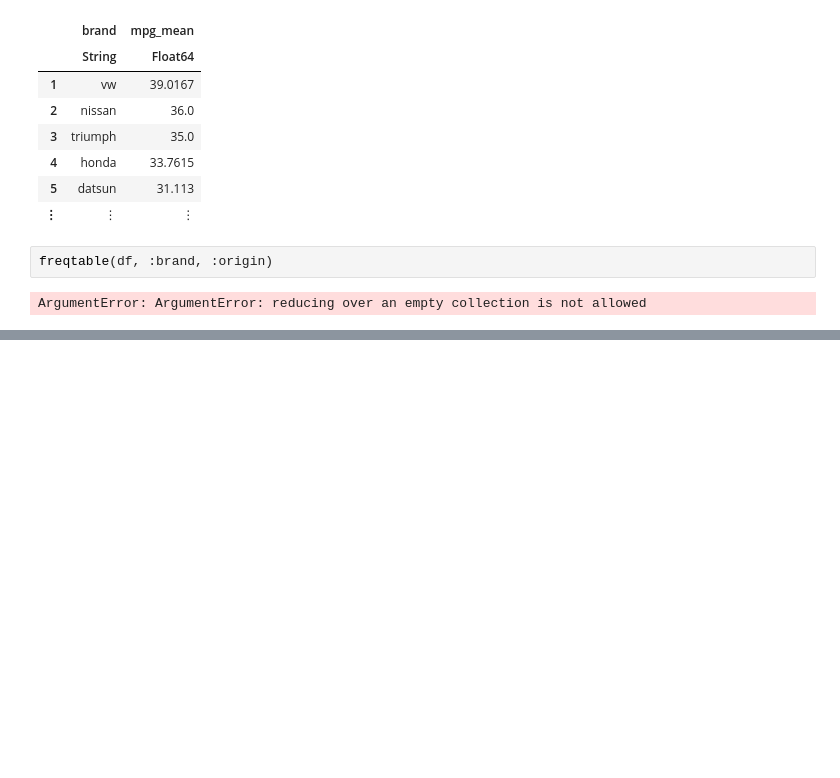
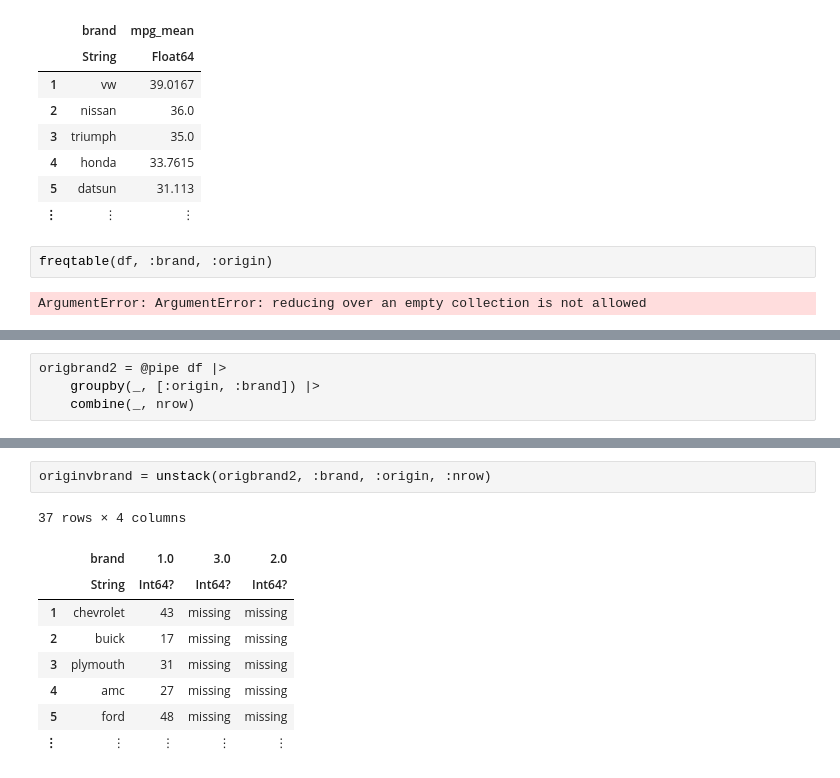
Before and after one commit to damiansp/julia, a Jupyter notebook: julia_academy/dataframes/grouping.jl.ipynb, the cells around one changed output, grey strips where cells are left out. Cells and saved outputs as stored; diff of their text form; blank space fills up the shorter version.

```diff
--- a/julia_academy/dataframes/grouping.jl.ipynb
+++ b/julia_academy/dataframes/grouping.jl.ipynb
@@ -130,0 +146,4 @@ ArgumentError: ArgumentError: reducing over an empty collection is not allowed
+# %%
+origbrand2 = @pipe df |>
+    groupby(_, [:origin, :brand]) |>
+    combine(_, nrow)
@@ -130,0 +160,12 @@ ArgumentError: ArgumentError: reducing over an empty collection is not allowed
+# %%
+originvbrand = unstack(origbrand2, :brand, :origin, :nrow)
+# %% [output]
+37 rows × 4 columns
+|  | brand | 1.0 | 3.0 | 2.0 |
+|  | String | Int64? | Int64? | Int64? |
+| 1 | chevrolet | 43 | missing | missing |
+| 2 | buick | 17 | missing | missing |
+| 3 | plymouth | 31 | missing | missing |
+| 4 | amc | 27 | missing | missing |
+| 5 | ford | 48 | missing | missing |
+| ⋮ | ⋮ | ⋮ | ⋮ | ⋮ |
```
Also changed, not shown: parts of 12 cells of this notebook.
